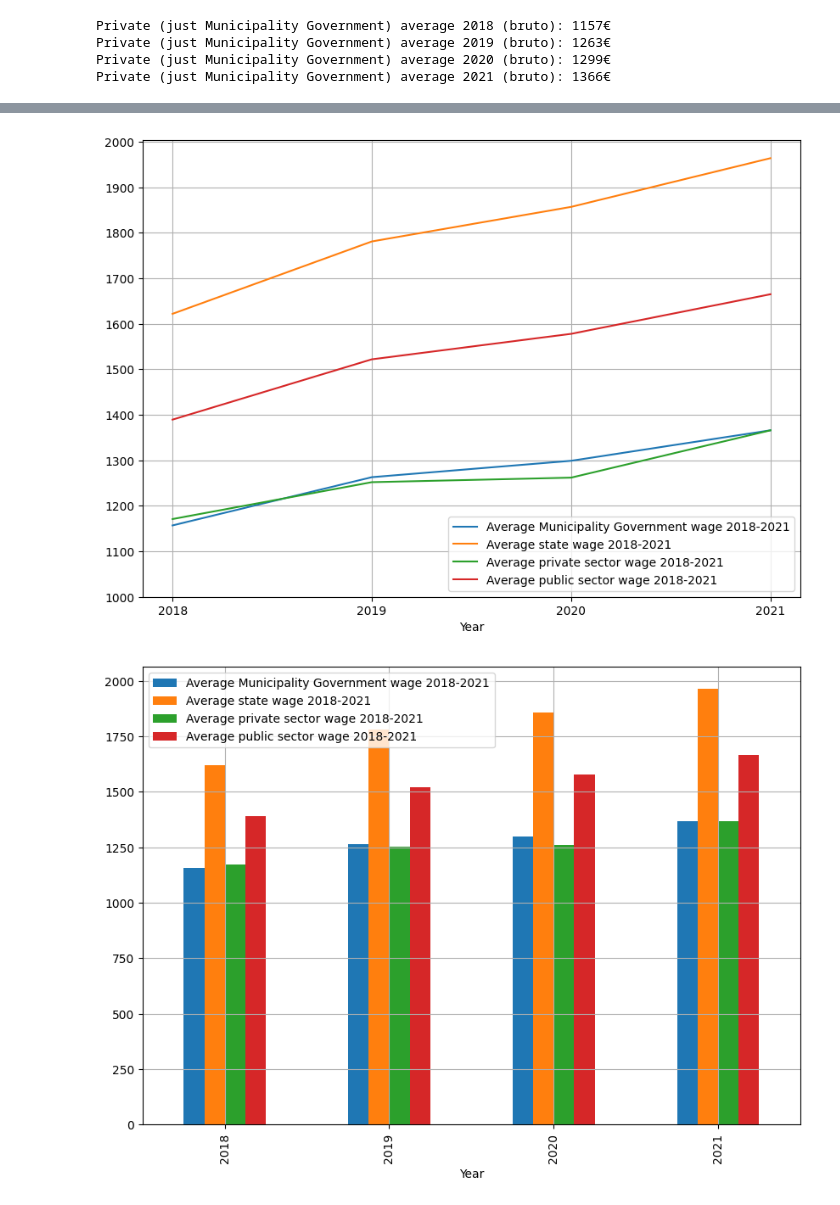
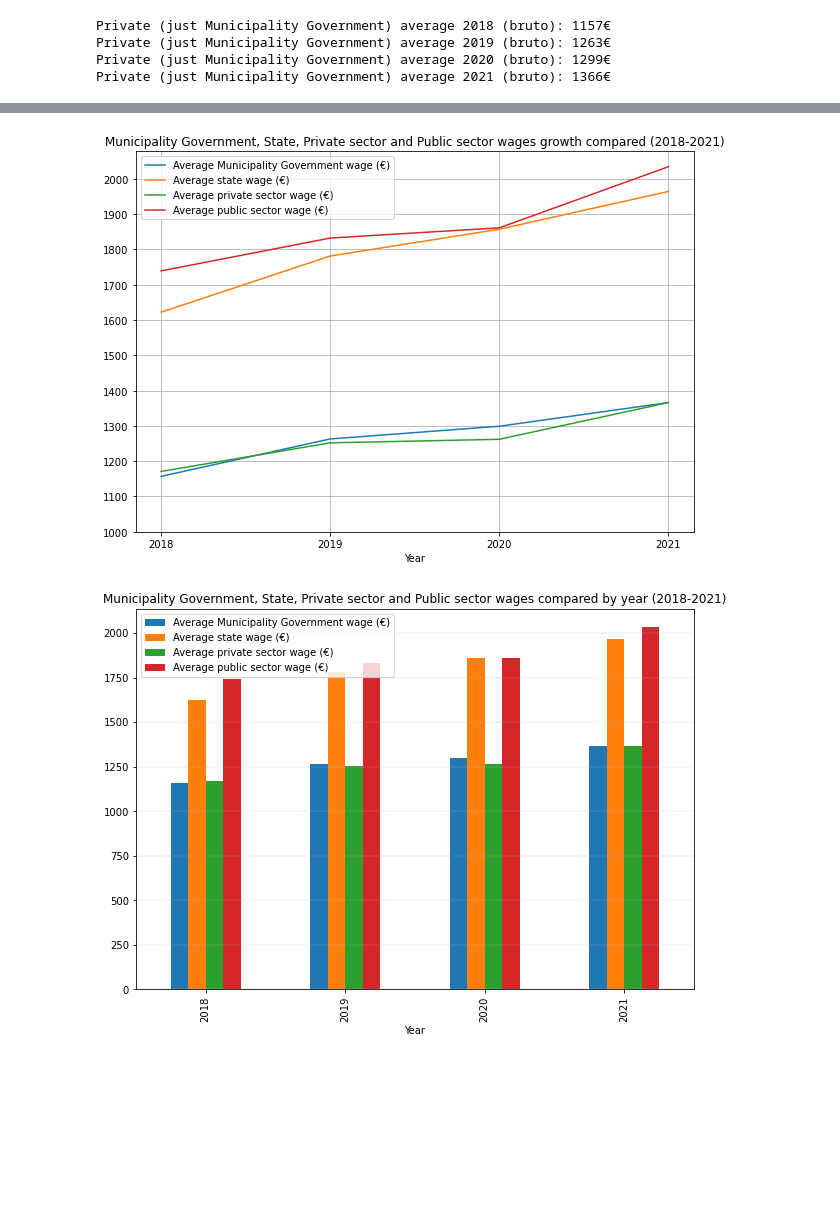
Before and after one commit to karlru/rahaahned-ametnikud, a Jupyter notebook: Goal2-public_vs_private .ipynb, the cells around one changed output, grey strips where cells are left out. Drawn from its saved outputs; the diff is of its cells as text; code cells hidden in the pictures; blank space fills up the shorter version.

```diff
--- a/Goal2-public_vs_private .ipynb
+++ b/Goal2-public_vs_private .ipynb
@@ -71,8 +67,8 @@ Private (just State) average 2020 (bruto): 1857€
 Private (just State) average 2021 (bruto): 1964€
 # %%
 data_state = [[2018,state_average_2018], [2019, state_average_2019], [2020,state_average_2020],[2021, state_average_2021]]
-df_state = pd.DataFrame(data_state, columns=['Year', 'Average state wage 2018-2021'])
-df_state['Average state wage 2018-2021']=df_state['Average state wage 2018-2021'].astype(float)
+df_state = pd.DataFrame(data_state, columns=['Year', 'Average state wage (€)'])
+df_state['Average state wage (€)']=df_state['Average state wage (€)'].astype(float)
 print(df_state)
-state_plot = df_state.plot(x='Year', y='Average state wage 2018-2021',xticks=(2018, 2019, 2020, 2021), grid=True)
+state_plot = df_state.plot(x='Year', y='Average state wage (€)',xticks=(2018, 2019, 2020, 2021), grid=True, title='Average wage in State institutions 2018-2021')
 # %% [output]
@@ -125,7 +105,7 @@ Name: 2018, Length: 100, dtype: object
 # %%
 data_municipality_government = [[2018, municipality_government_average_2018], [2019, municipality_government_average_2019], [2020,municipality_government_average_2020],[2021, municipality_government_average_2021]]
-df_municipality_government = pd.DataFrame(data_municipality_government, columns=['Year', 'Average Municipality Government wage 2018-2021'])
-df_municipality_government['Average Municipality Government wage 2018-2021']=df_municipality_government['Average Municipality Government wage 2018-2021'].astype(float)
+df_municipality_government = pd.DataFrame(data_municipality_government, columns=['Year', 'Average Municipality Government wage (€)'])
+df_municipality_government['Average Municipality Government wage (€)']=df_municipality_government['Average Municipality Government wage (€)'].astype(float)
 print(df_municipality_government)
-municipality_government_plot = df_municipality_government.plot(x='Year', y='Average Municipality Government wage 2018-2021',xticks=(2018, 2019, 2020, 2021), grid=True)
+municipality_government_plot = df_municipality_government.plot(x='Year', y='Average Municipality Government wage (€)',xticks=(2018, 2019, 2020, 2021), grid=True, title='Average wage in Municipality Government 2018-2021')
 # %% [output]
@@ -154,7 +143,7 @@ Public average 2021 (bruto): 1665.0€
 # %%
-data_public_average = [[2018, public_average_2018], [2019, public_average_2019], [2020, public_average_2020],[2021, public_average_2021]]
-df_public_average = pd.DataFrame(data_public_average, columns=['Year', 'Average public sector wage 2018-2021'])
-df_public_average['Average public sector wage 2018-2021']=df_public_average['Average public sector wage 2018-2021'].astype(float)
+data_public_average = [[2018, average_2018], [2019, average_2019], [2020, average_2020],[2021, average_2021]]
+df_public_average = pd.DataFrame(data_public_average, columns=['Year', 'Average public sector wage (€)'])
 print(df_public_average)
-plot = df_public_average.plot(x='Year', y='Average public sector wage 2018-2021', xticks=(2018, 2019, 2020, 2021) , grid=True)
+plot = df_public_average.plot(x='Year', y='Average public sector wage (€)', xticks=(2018, 2019, 2020, 2021) , grid=True,
+                              title='Average wage in Public Sector 2018-2021')
 # %% [output]
@@ -167,26 +168,18 @@ plot = df_public_average.plot(x='Year', y='Average public sector wage 2018-2021'
 # %%
-#Kõik ühte dataframe
+yticks=np.arange(1000,2100,step=100)
 
-df_all = pd.DataFrame()
-
-df_all = pd.merge(pd.merge(df_municipality_government, df_state, on='Year'),
-                 df_private, on='Year').merge(df_public_average, on='Year')
-df_all.head()
-
-yticks=np.arange(1000,2100,step=100)
-yticks2=np.arange(0,2100,step=250)
+plot_all=df_all.plot(x='Year', y=['Average Municipality Government wage (€)',
+                         'Average state wage (€)',
+                         'Average private sector wage (€)', 'Average public sector wage (€)'],
+            xticks=(2018, 2019, 2020, 2021), grid=True, figsize=(10, 7),
+                    title='Municipality Government, State, Private sector and Public sector wages growth compared (2018-2021)').set_yticks(yticks)
 
 
-plot_all=df_all.plot(x='Year', y=['Average Municipality Government wage 2018-2021',
-                         'Average state wage 2018-2021',
-                         'Average private sector wage 2018-2021', 'Average public sector wage 2018-2021'],
-            xticks=(2018, 2019, 2020, 2021), grid=True, figsize=(10, 7)).set_yticks(yticks)
-
-
-plot_all2 = df_all.plot.bar(x='Year', y=['Average Municipality Government wage 2018-2021',
-                         'Average state wage 2018-2021',
-                         'Average private sector wage 2018-2021', 'Average public sector wage 2018-2021'], figsize=(10, 7), grid = True).set_yticks(yticks2)
+plot_all2 = df_all.plot.bar(x='Year', y=['Average Municipality Government wage (€)',
+                         'Average state wage (€)',
+                         'Average private sector wage (€)', 'Average public sector wage (€)'], figsize=(10, 7),
+                           title='Municipality Government, State, Private sector and Public sector wages compared by year (2018-2021)').grid(which='major', linewidth=0.25, axis='y')
 # %% [output]
-[figure, old version]
+[figure, new version]
-[figure, old version]
+[figure, new version]
 # %%
```
Also changed, not shown: parts of 14 cells of this notebook.
